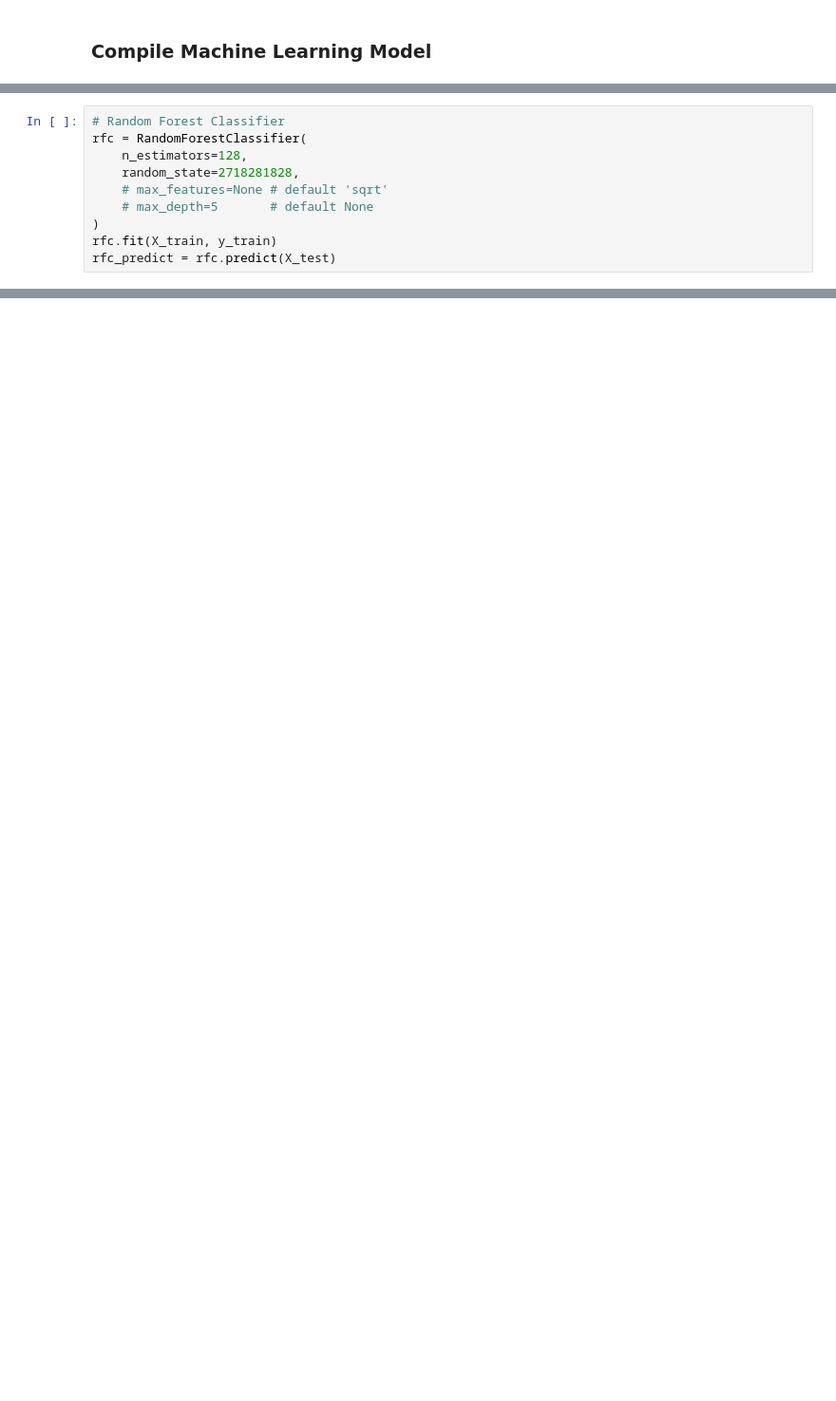
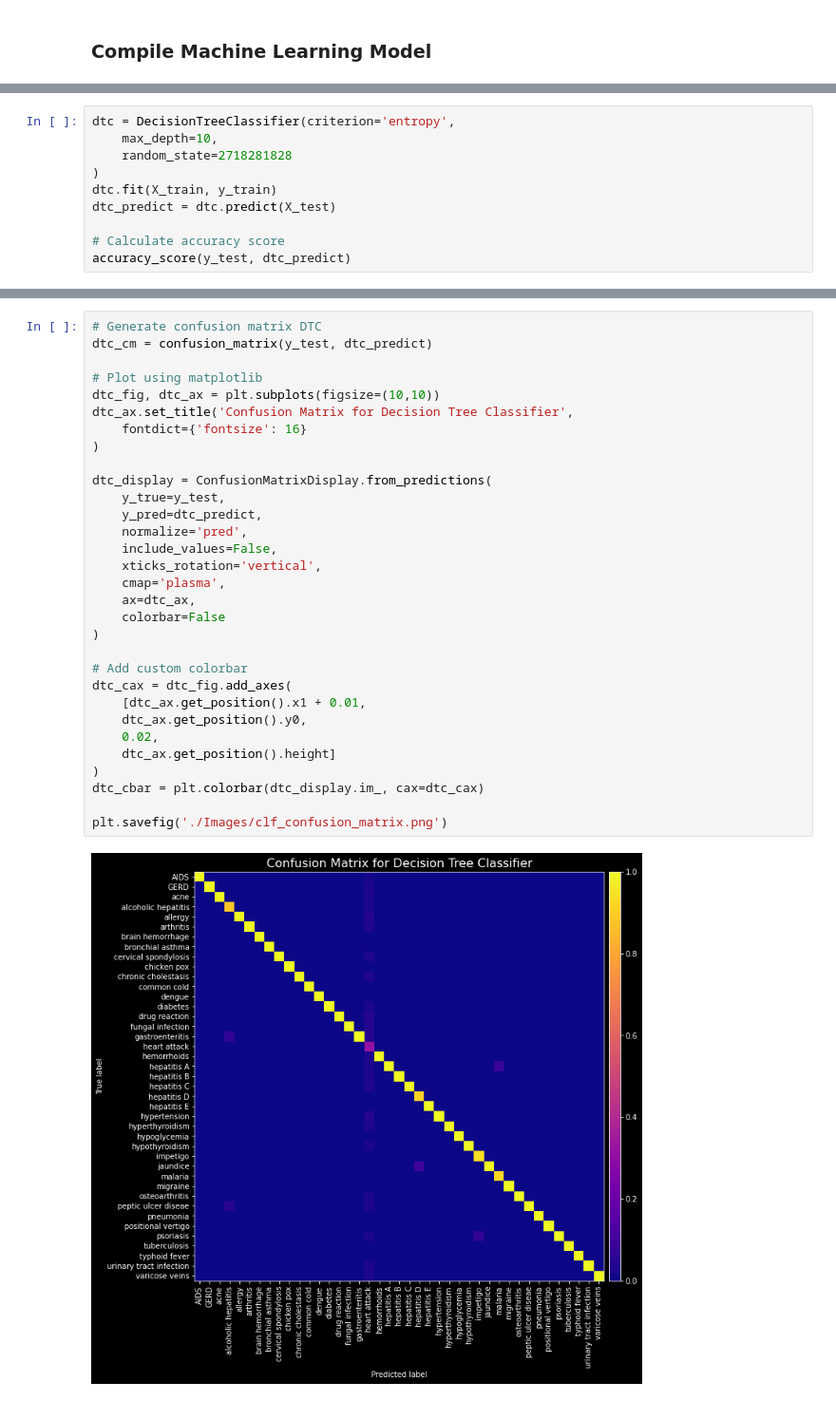
Before and after one commit to Ian-T-Dixon/Disease_Prediction, a Jupyter notebook: machine_learning.ipynb, the cells around one changed output, grey strips where cells are left out. Shown at 95% size. Cells and saved outputs as stored; diff of their text form; blank space fills up the shorter version.

Commit message:
update machine_learning.ipynb and README.md
ML models have been trained and pickled.
Added pics, updated readme to document progress and model performance

```diff
--- a/machine_learning.ipynb
+++ b/machine_learning.ipynb
@@ -115,10 +107,0 @@ X_train, X_test, y_train, y_test = train_test_split(
-# %%
-# Random Forest Classifier
-rfc = RandomForestClassifier(
-    n_estimators=128,
-    random_state=2718281828,
-    # max_features=None # default 'sqrt'
-    # max_depth=5       # default None
-)
-rfc.fit(X_train, y_train)
-rfc_predict = rfc.predict(X_test)
@@ -138,0 +110,10 @@ rfc_display.plot()
+# %%
+dtc = DecisionTreeClassifier(criterion='entropy',
+    max_depth=10,
+    random_state=2718281828
+)
+dtc.fit(X_train, y_train)
+dtc_predict = dtc.predict(X_test)
+
+# Calculate accuracy score
+accuracy_score(y_test, dtc_predict)
@@ -138,0 +122,33 @@ rfc_display.plot()
+# %%
+# Generate confusion matrix DTC
+dtc_cm = confusion_matrix(y_test, dtc_predict)
+
+# Plot using matplotlib
+dtc_fig, dtc_ax = plt.subplots(figsize=(10,10))
+dtc_ax.set_title('Confusion Matrix for Decision Tree Classifier',
+    fontdict={'fontsize': 16}
+)
+
+dtc_display = ConfusionMatrixDisplay.from_predictions(
+    y_true=y_test,
+    y_pred=dtc_predict,
+    normalize='pred',
+    include_values=False,
+    xticks_rotation='vertical',
+    cmap='plasma',
+    ax=dtc_ax,
+    colorbar=False
+)
+
+# Add custom colorbar
+dtc_cax = dtc_fig.add_axes(
+    [dtc_ax.get_position().x1 + 0.01,
+    dtc_ax.get_position().y0,
+    0.02,
+    dtc_ax.get_position().height]
+)
+dtc_cbar = plt.colorbar(dtc_display.im_, cax=dtc_cax)
+
+plt.savefig('./Images/clf_confusion_matrix.png')
+# %% [output]
+[figure, added]
```
Also changed, not shown: parts of 24 cells of this notebook, 15 other files.
